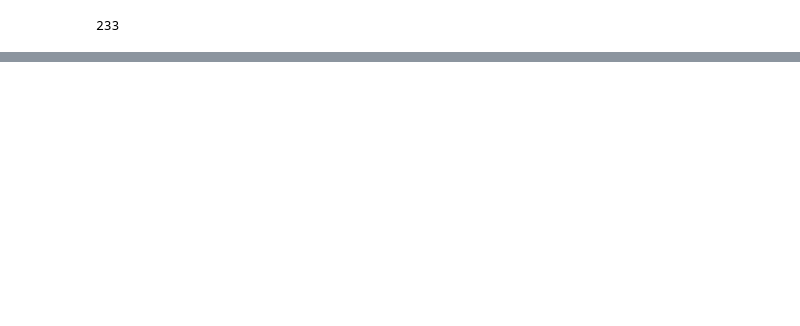
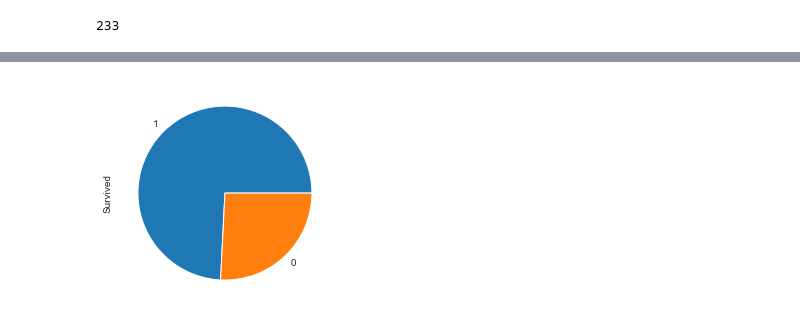
Before and after one commit to JohnMat7/Titanic_survivors_ml_contest_kaggle, a Jupyter notebook: ml to predict titanic survivors.ipynb, the cells around one changed output, grey strips where cells are left out. Cells and saved outputs as stored; diff of their text form; code cells hidden in the pictures; blank space fills up the shorter version.

```diff
--- a/ml to predict titanic survivors.ipynb
+++ b/ml to predict titanic survivors.ipynb
@@ -251,0 +319,4 @@ training[training.Sex == 'female']['Survived'].sum()
+# %%
+data = training[training.Sex == 'female']['Survived'].value_counts().plot(kind='pie')
+# %% [output]
+[figure, added]
```
Also changed, not shown: parts of 25 cells of this notebook.
